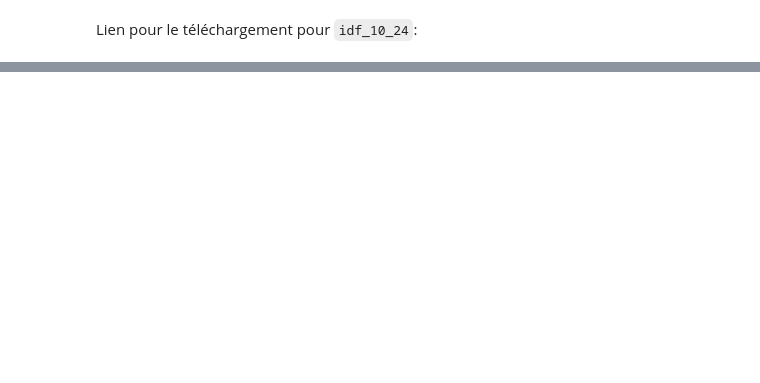
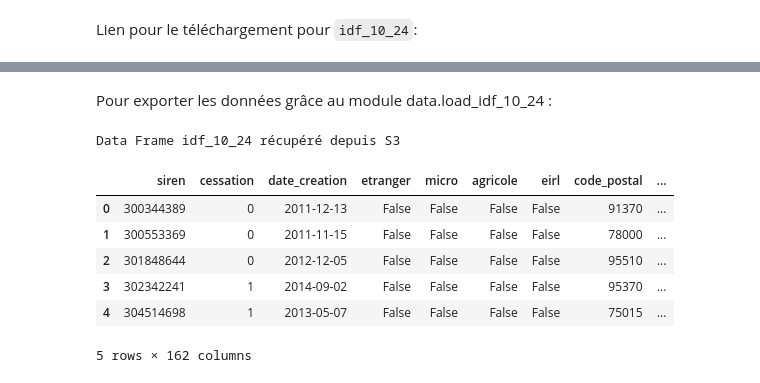
Before and after one commit to guillaume77176/JeMeLance, a Jupyter notebook: notebooks/Get_RNE_More.ipynb, the cells around one changed output, grey strips where cells are left out. Drawn from its saved outputs; the diff is of its cells as text; code cells hidden in the pictures; blank space fills up the shorter version.

```diff
--- a/notebooks/Get_RNE_More.ipynb
+++ b/notebooks/Get_RNE_More.ipynb
@@ -453,7 +478,8 @@ def get_RNE_Final(dep : list, activites : list, date_min : list)-> pd.DataFrame:
 
     """
     Fonction permettant de récupérer les données du RNE sur le cloud ssp cloud S3, de récupérer les expériences passés des
-    associés, puis l'âge moyen des associés, ainsi que leur nombre, cela pour une liste de département et d'activités données,
+    associés,l'âge moyen des associés, le nombre de concurrents par secteurs et par code postale, ainsi que leur nombre
+    de personnes recensée par code Insee, tout cela pour une liste de département et d'activités données,
     ainsi qu'une date minimale de création.
 
     inputs :
@@ -557,9 +583,40 @@ def get_RNE_Final(dep : list, activites : list, date_min : list)-> pd.DataFrame:
         df_return = df_return.merge(res, on="siren", how="left")
 
     #Récupération de l'âge moyen à la création
-
     print("Récupération de l'âge moyen")
     df_return = get_RNE_MeanAge(df_return)
 
+    #########################################################################################################
+    # ETAPE 3 : Récupération du nombre de concurrents des entreprises et du nombre de personnes par commune #
+    #########################################################################################################
+
+    #Récupération du data frame insee recensement jusqu'en 2022 depuis le cloud ssp cloud S3
+    url = "https://minio.lab.sspcloud.fr/guillaume176/diffusion/data_supp/DS_RP_SERIE_HISTORIQUE_2022_data.csv"
+    df_pop = pd.read_csv(url,sep=";")
+
+
+    #Récupération du nombre de personnes par commune
+    print("Récupération du nombre de personnes par commune")
+    df_return = get_RNE_Pop(df_p = df_return, df_pop = df_pop)
+
+    #Récupération du nombre de concurrent
+    print("Récupération du nombre de concurrent")
+    res = get_RNE_local_concurrents(df_p=df_return,total_p=total)
+    df_return = df_return.merge(res,on="siren",how="left")
+
+    #########################################################################################################
+    #  ETAPE 4 : Mise au propre du data frame principal en supprimant les colonnes n'ayants plus d'utilité  #
+    #########################################################################################################
+    droped_list = []
+    droped_is = ["is1","is2","is3","is4","is5"]
+    associe_nom = [f"associe_{i}_nom" for i in range(1,6)]
+    associe_prenom = [f"associe_{i}_prenom" for i in range(1,6)]
+    associe_naissance = [f"associe_{i}_naissance" for i in range(1,6)]
+    associe_naissance = [f"associe_{i}_id" for i in range(1,6)]
+    associe_role = [f"associe_{i}_role" for i in range(1,6)]
+
+    droped_list.extend([*droped_is,*associe_nom,*associe_prenom,*associe_naissance,*associe_naissance,*associe_role])
+    df_return = df_return.drop(droped_list, axis=1)
+
 
     return df_return
@@ -612,0 +735,17 @@ print(file_list[0])
+# %% [markdown]
+Pour exporter les données grâce au module data.load_idf_10_24 :
+# %%
+from data.load_idf_10_24 import load_base
+
+df = load_base()
+
+df.head()
+# %% [output]
+Data Frame idf_10_24 récupéré depuis S3
+|  | siren | cessation | date_creation | etranger | micro | agricole | eirl | code_postal | ... |
+| 0 | 300344389 | 0 | 2011-12-13 | False | False | False | False | 91370 | ... |
+| 1 | 300553369 | 0 | 2011-11-15 | False | False | False | False | 78000 | ... |
+| 2 | 301848644 | 0 | 2012-12-05 | False | False | False | False | 95510 | ... |
+| 3 | 302342241 | 1 | 2014-09-02 | False | False | False | False | 95370 | ... |
+| 4 | 304514698 | 1 | 2013-05-07 | False | False | False | False | 75015 | ... |
+5 rows × 162 columns
```
Also changed, not shown: parts of 16 cells of this notebook, 5 other files.
